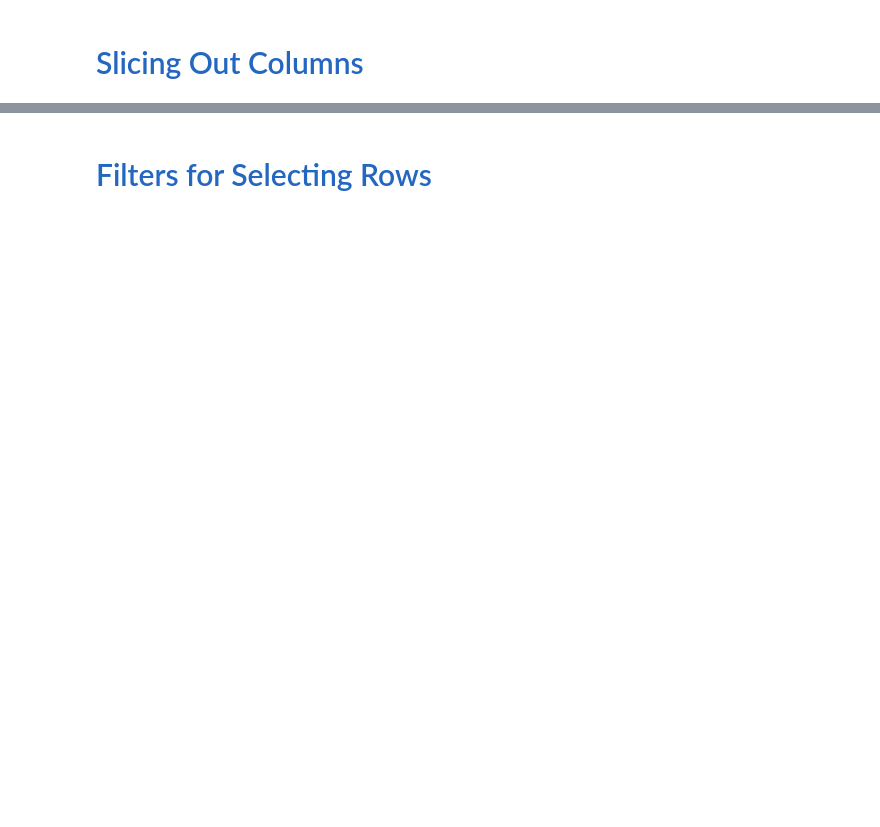
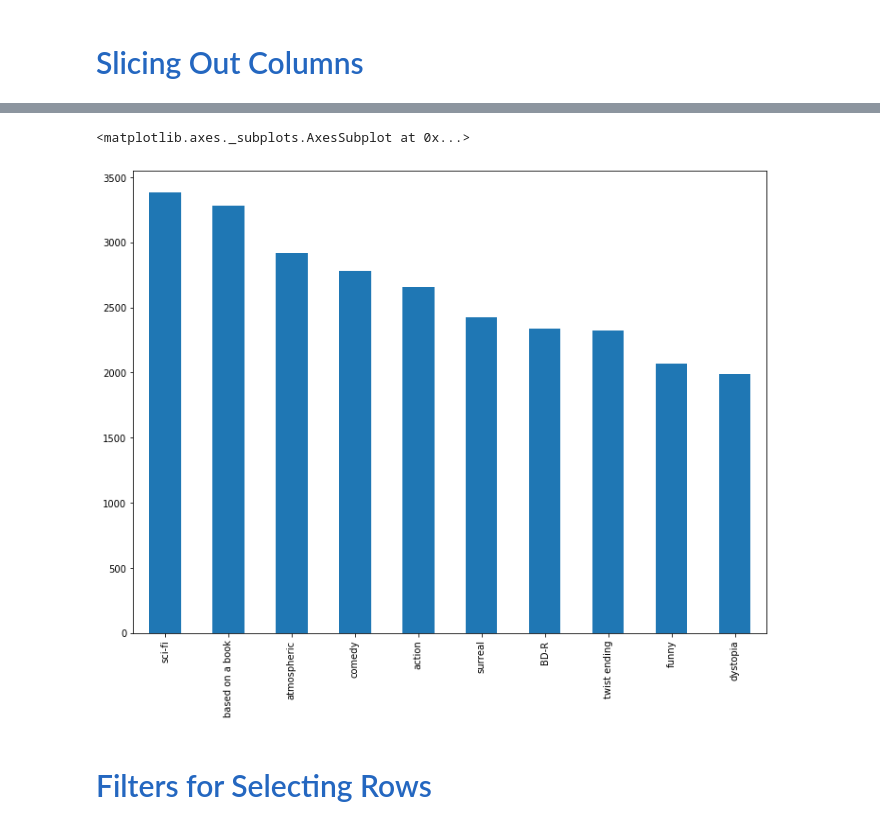
Before and after one commit to stnorling/Python-DS-UCSD, a Jupyter notebook: Week-4-Pandas/Introduction to Pandas.ipynb, the cells around one changed output, grey strips where cells are left out. Cells and saved outputs as stored; diff of their text form; code cells hidden in the pictures; blank space fills up the shorter version.

```diff
--- a/Week-4-Pandas/Introduction to Pandas.ipynb
+++ b/Week-4-Pandas/Introduction to Pandas.ipynb
@@ -434,2 +767,10 @@ tag_counts[:10].plot(kind='bar', figsize=(15,10))
+# %%
+# the assigned cariable can be subsequently plotted as below using the plot function. argument 'kind' specifies
+# the type of plot you want
+
+tag_counts[:10].plot(kind='bar', figsize=(12,9))
+# %% [output]
+<matplotlib.axes._subplots.AxesSubplot at 0x...>
+[figure, added]
 # %% [markdown]
 <h1 style="font-size:2em;color:#2467C0">Filters for Selecting Rows</h1>
```
Also changed, not shown: parts of 132 cells of this notebook.
